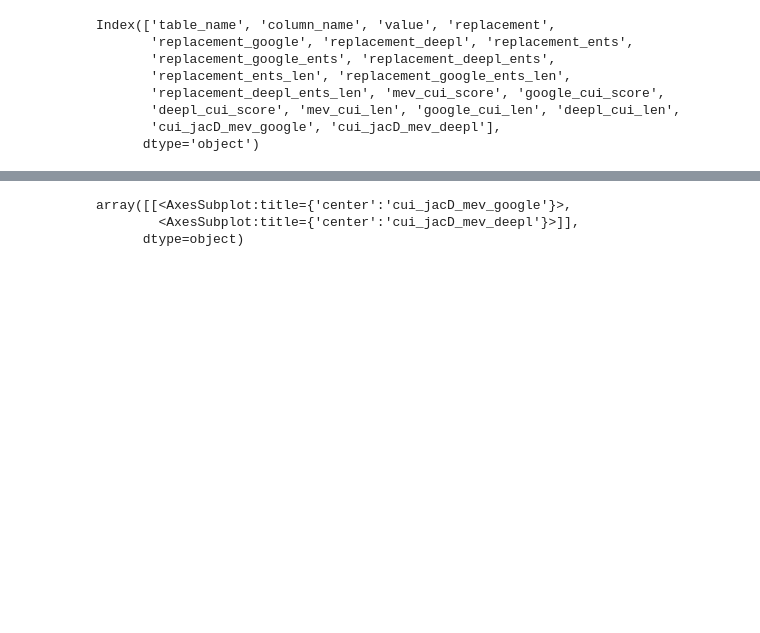
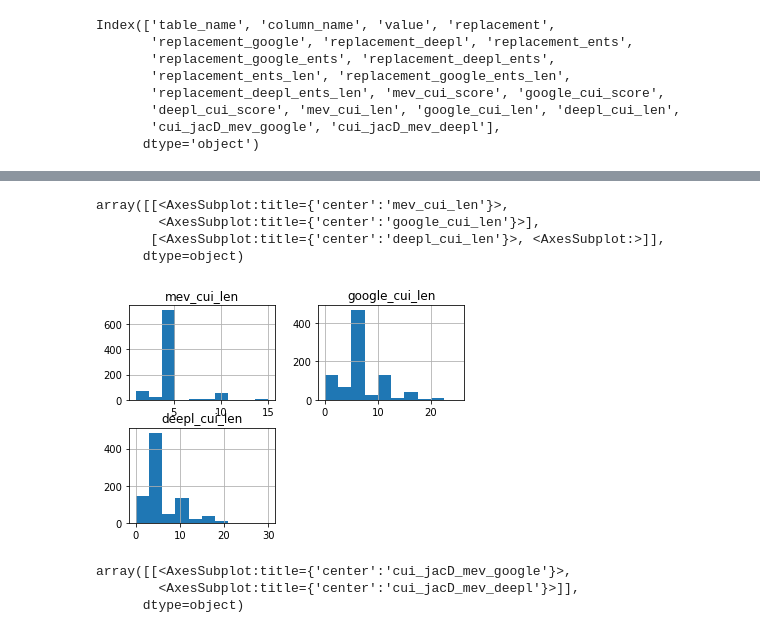
Before and after one commit to vyasakhilesh/biomed_entity_extraction, a Jupyter notebook: notebooks/data_analysis.ipynb, the cells around one changed output, grey strips where cells are left out. Cells and saved outputs as stored; diff of their text form; code cells hidden in the pictures; blank space fills up the shorter version.

```diff
--- a/notebooks/data_analysis.ipynb
+++ b/notebooks/data_analysis.ipynb
@@ -61,5 +61,11 @@ array([[<AxesSubplot:title={'center':'replacement_ents_len'}>,
 # %%
-df[['mev_cui_len','google_cui_len', 'deepl_cui_len']].hist()
+df[['mev_cui_len','google_cui_len', 'deepl_cui_len']].hist(figsize=(15,5), layout=(3,1))
+# %% [output]
+array([[<AxesSubplot:title={'center':'mev_cui_len'}>,
+        <AxesSubplot:title={'center':'google_cui_len'}>],
+       [<AxesSubplot:title={'center':'deepl_cui_len'}>, <AxesSubplot:>]],
+      dtype=object)
+[figure, added]
 # %%
 df[['cui_jacD_mev_google', 'cui_jacD_mev_deepl']].hist()
 # %% [output]
```
Also changed, not shown: parts of 5 cells of this notebook, 2 other files.
